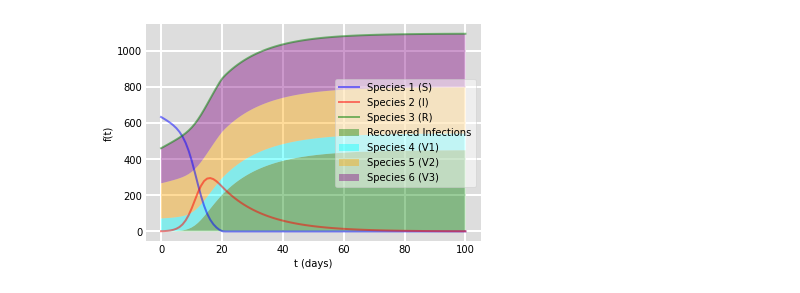
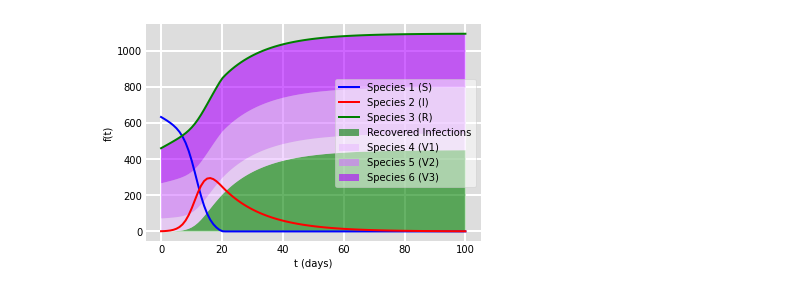
Before and after one commit to FurkanToprak/EpidemicModels, a Jupyter notebook: figure5.ipynb, the cells around one changed output. Drawn from its saved outputs; the diff is of its cells as text; code cells hidden in the pictures.

```diff
--- a/figure5.ipynb
+++ b/figure5.ipynb
@@ -61,35 +61,35 @@ def deriv(y, t):
     d5dt = F(4, N)
     d6dt = F(5, N)
     # print(t, d3dt)
     return d1dt, d2dt, d3dt, d4dt, d5dt, d6dt
 
 # Initial conditions vector
 y0 = y01, y02, y03, y04, y06, y06
 # Integrate the SIR equations over the time grid, t.
 
 ret = odeint(deriv, y0, t)
 S, I, R, V1, V2, V3 = ret.T
 
 # Plot the data on three separate curves for S(t), I(t) and R(t)
 fig = plt.figure(facecolor='w')
 ax = fig.add_subplot(111, facecolor='#dddddd', axisbelow=True)
-ax.plot(t, S, 'b', alpha=0.5, lw=2, label='Species 1 (S)')
-ax.plot(t, I, 'r', alpha=0.5, lw=2, label='Species 2 (I)')
-ax.plot(t, V1 + V2 + V3 + R, 'g', alpha=0.5, lw=2, label='Species 3 (R)')
+ax.plot(t, S, 'b', lw=2, label='Species 1 (S)')
+ax.plot(t, I, 'r', lw=2, label='Species 2 (I)')
+ax.plot(t, V1 + V2 + V3 + R, 'g', lw=2, label='Species 3 (R)')
 # ax.plot(t, R, 'g', alpha=0.5, lw=2, label='Species 3 (R)')
 
 vacc_values = [R, V1, V2, V3]
 vacc_labels = ['Recovered Infections', 'Species 4 (V1)', 'Species 5 (V2)', 'Species 6 (V3)']
-ax.stackplot(t, vacc_values, labels=vacc_labels, colors=['green', 'cyan', 'orange', 'purple'], alpha=0.4)
+ax.stackplot(t, vacc_values, labels=vacc_labels, colors=['green', '#eabdff', '#d273ff', '#ae00ff'], alpha=0.6)
 ax.set_xlabel('t (days)')
 ax.set_ylabel('f(t)')
 ax.yaxis.set_tick_params(length=0)
 ax.xaxis.set_tick_params(length=0)
 ax.grid(b=True, which='major', c='w', lw=2, ls='-')
 legend = ax.legend()
 legend.get_frame().set_alpha(0.5)
 for spine in ('top', 'right', 'bottom', 'left'):
     ax.spines[spine].set_visible(False)
 plt.show()
 # %% [output]
-[figure, old version]
+[figure, new version]
```
